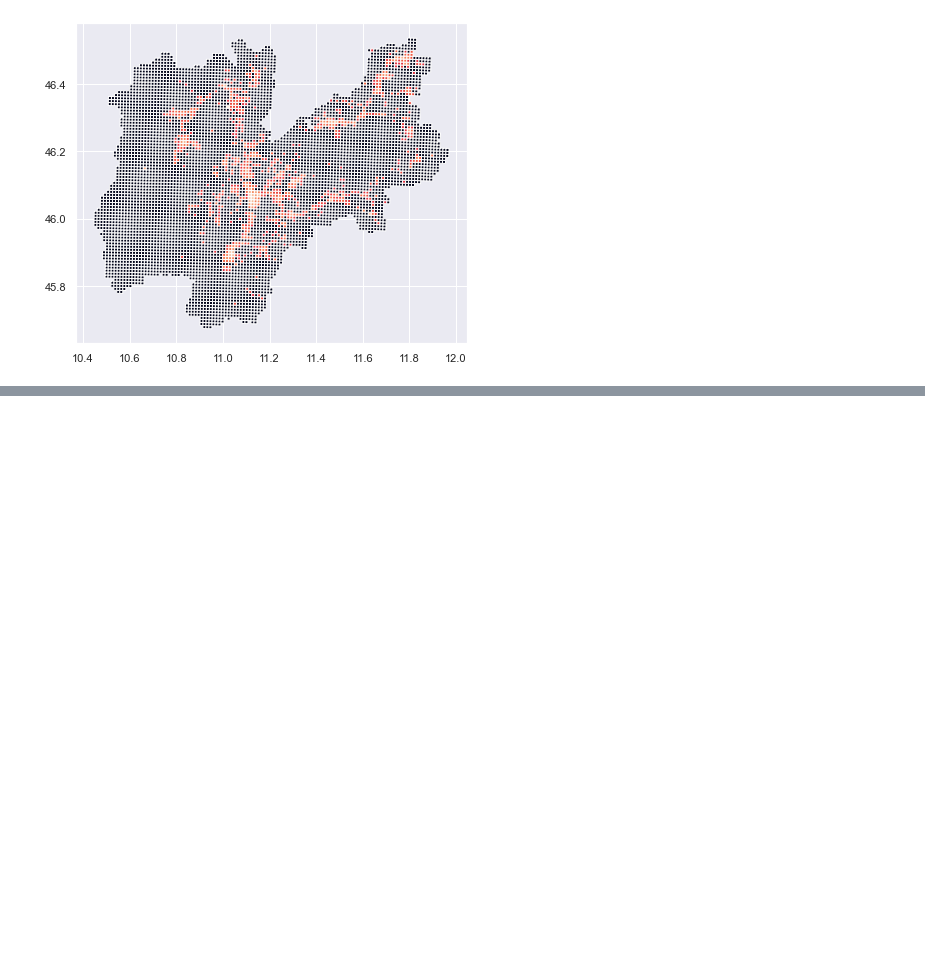
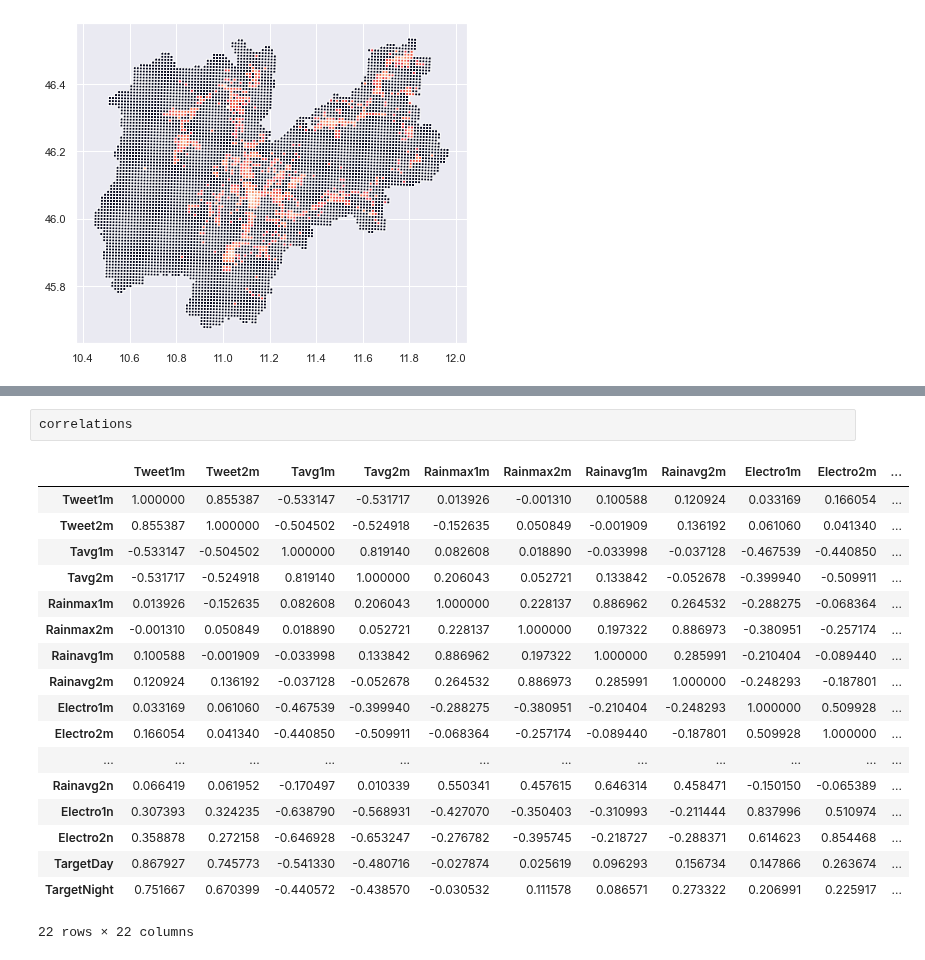
Before and after one commit to devix2/IntroToDS_FinalProject, a Jupyter notebook: DS_SocialPulse/notebooks/EDA.ipynb, the cells around one changed output, grey strips where cells are left out. Saved outputs shown, nothing was run; the diff lists cells and outputs as text; blank space fills up the shorter version.

```diff
--- a/DS_SocialPulse/notebooks/EDA.ipynb
+++ b/DS_SocialPulse/notebooks/EDA.ipynb
@@ -177,0 +209,21 @@ plt.show()
+# %%
+correlations
+# %% [output]
+|  | Tweet1m | Tweet2m | Tavg1m | Tavg2m | Rainmax1m | Rainmax2m | Rainavg1m | Rainavg2m | Electro1m | Electro2m | ... |
+| Tweet1m | 1.000000 | 0.855387 | -0.533147 | -0.531717 | 0.013926 | -0.001310 | 0.100588 | 0.120924 | 0.033169 | 0.166054 | ... |
+| Tweet2m | 0.855387 | 1.000000 | -0.504502 | -0.524918 | -0.152635 | 0.050849 | -0.001909 | 0.136192 | 0.061060 | 0.041340 | ... |
+| Tavg1m | -0.533147 | -0.504502 | 1.000000 | 0.819140 | 0.082608 | 0.018890 | -0.033998 | -0.037128 | -0.467539 | -0.440850 | ... |
+| Tavg2m | -0.531717 | -0.524918 | 0.819140 | 1.000000 | 0.206043 | 0.052721 | 0.133842 | -0.052678 | -0.399940 | -0.509911 | ... |
+| Rainmax1m | 0.013926 | -0.152635 | 0.082608 | 0.206043 | 1.000000 | 0.228137 | 0.886962 | 0.264532 | -0.288275 | -0.068364 | ... |
+| Rainmax2m | -0.001310 | 0.050849 | 0.018890 | 0.052721 | 0.228137 | 1.000000 | 0.197322 | 0.886973 | -0.380951 | -0.257174 | ... |
+| Rainavg1m | 0.100588 | -0.001909 | -0.033998 | 0.133842 | 0.886962 | 0.197322 | 1.000000 | 0.285991 | -0.210404 | -0.089440 | ... |
+| Rainavg2m | 0.120924 | 0.136192 | -0.037128 | -0.052678 | 0.264532 | 0.886973 | 0.285991 | 1.000000 | -0.248293 | -0.187801 | ... |
+| Electro1m | 0.033169 | 0.061060 | -0.467539 | -0.399940 | -0.288275 | -0.380951 | -0.210404 | -0.248293 | 1.000000 | 0.509928 | ... |
+| Electro2m | 0.166054 | 0.041340 | -0.440850 | -0.509911 | -0.068364 | -0.257174 | -0.089440 | -0.187801 | 0.509928 | 1.000000 | ... |
+| ... | ... | ... | ... | ... | ... | ... | ... | ... | ... | ... | ... |
+| Rainavg2n | 0.066419 | 0.061952 | -0.170497 | 0.010339 | 0.550341 | 0.457615 | 0.646314 | 0.458471 | -0.150150 | -0.065389 | ... |
+| Electro1n | 0.307393 | 0.324235 | -0.638790 | -0.568931 | -0.427070 | -0.350403 | -0.310993 | -0.211444 | 0.837996 | 0.510974 | ... |
+| Electro2n | 0.358878 | 0.272158 | -0.646928 | -0.653247 | -0.276782 | -0.395745 | -0.218727 | -0.288371 | 0.614623 | 0.854468 | ... |
+| TargetDay | 0.867927 | 0.745773 | -0.541330 | -0.480716 | -0.027874 | 0.025619 | 0.096293 | 0.156734 | 0.147866 | 0.263674 | ... |
+| TargetNight | 0.751667 | 0.670399 | -0.440572 | -0.438570 | -0.030532 | 0.111578 | 0.086571 | 0.273322 | 0.206991 | 0.225917 | ... |
+22 rows × 22 columns
```
Also changed, not shown: parts of 5 cells of this notebook, 1 other file.
